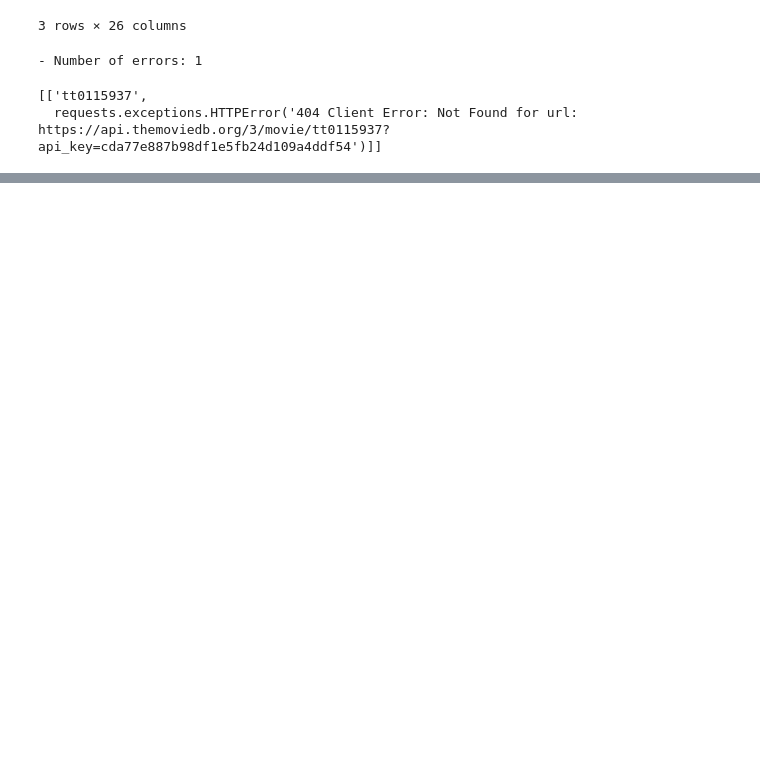
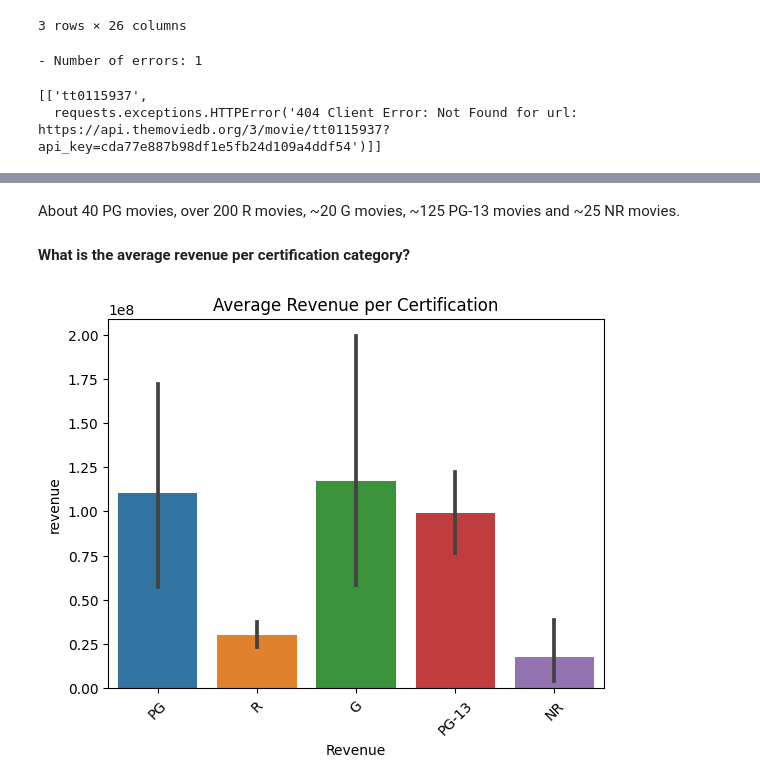
Before and after one commit to anjalixprakash/imdb-movie-project, a Jupyter notebook: Project 3 - IMDB Movies.ipynb, the cells around one changed output, grey strips where cells are left out. Cells and saved outputs as stored; diff of their text form; code cells hidden in the pictures; blank space fills up the shorter version.

```diff
--- a/Project 3 - IMDB Movies.ipynb
+++ b/Project 3 - IMDB Movies.ipynb
@@ -472,0 +580,13 @@ NameError: name 'tqdm_notebook' is not defined
+# %% [markdown]
+About 40 PG movies, over 200 R movies, ~20 G movies, ~125 PG-13 movies and ~25 NR movies.
+# %% [markdown]
+**What is the average revenue per certification category?**
+# %%
+# Histogram for Capital Gain
+ax = sns.barplot(data=grossing_titles, x="certification", y = "revenue")
+#ax.ticklabel_format(style='plain');
+ax.tick_params(axis='x', rotation = 45);
+ax.set_title("Average Revenue per Certification")
+ax.set_xlabel("Revenue");
+# %% [output]
+[figure, added]
```
Also changed, not shown: parts of 17 cells of this notebook, 10 other files.
